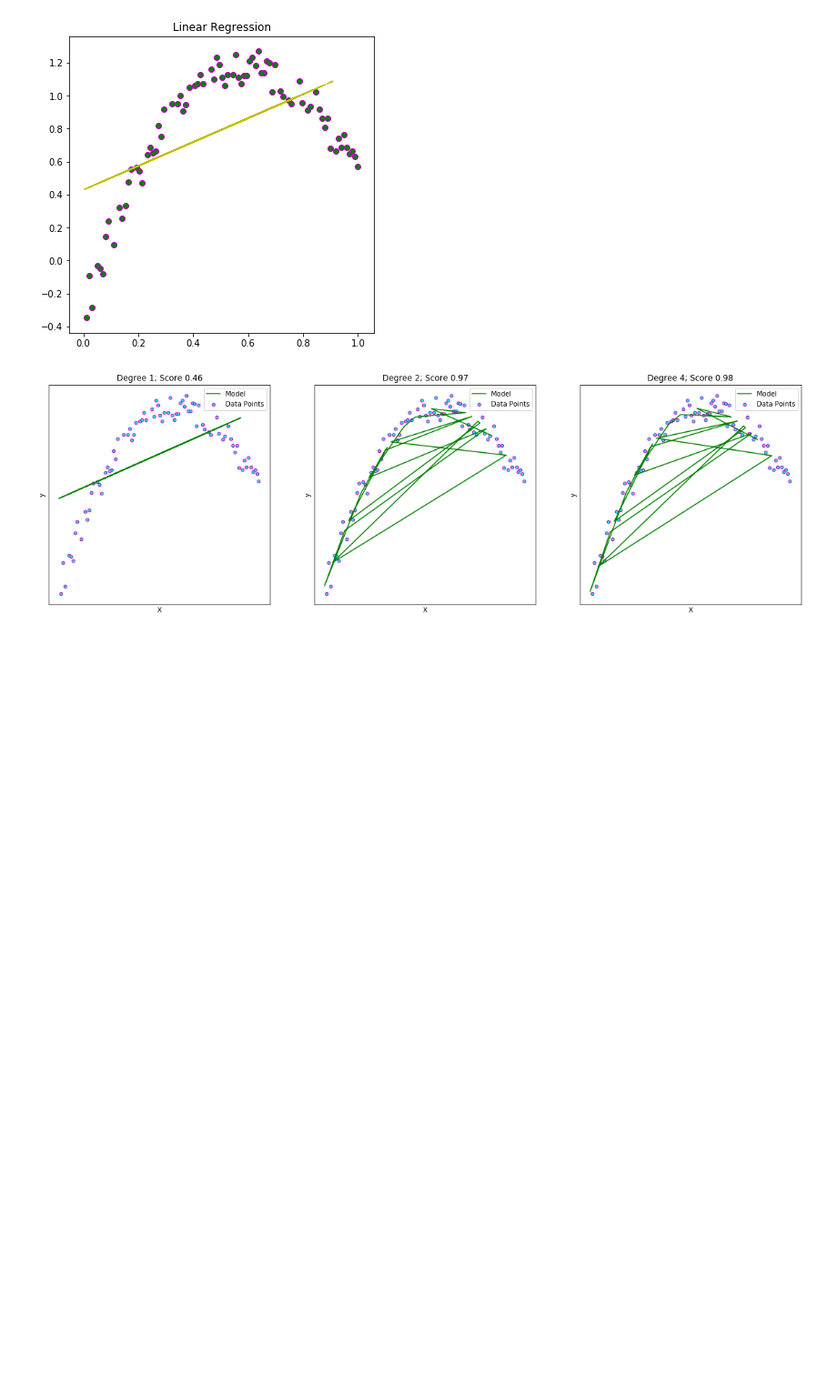
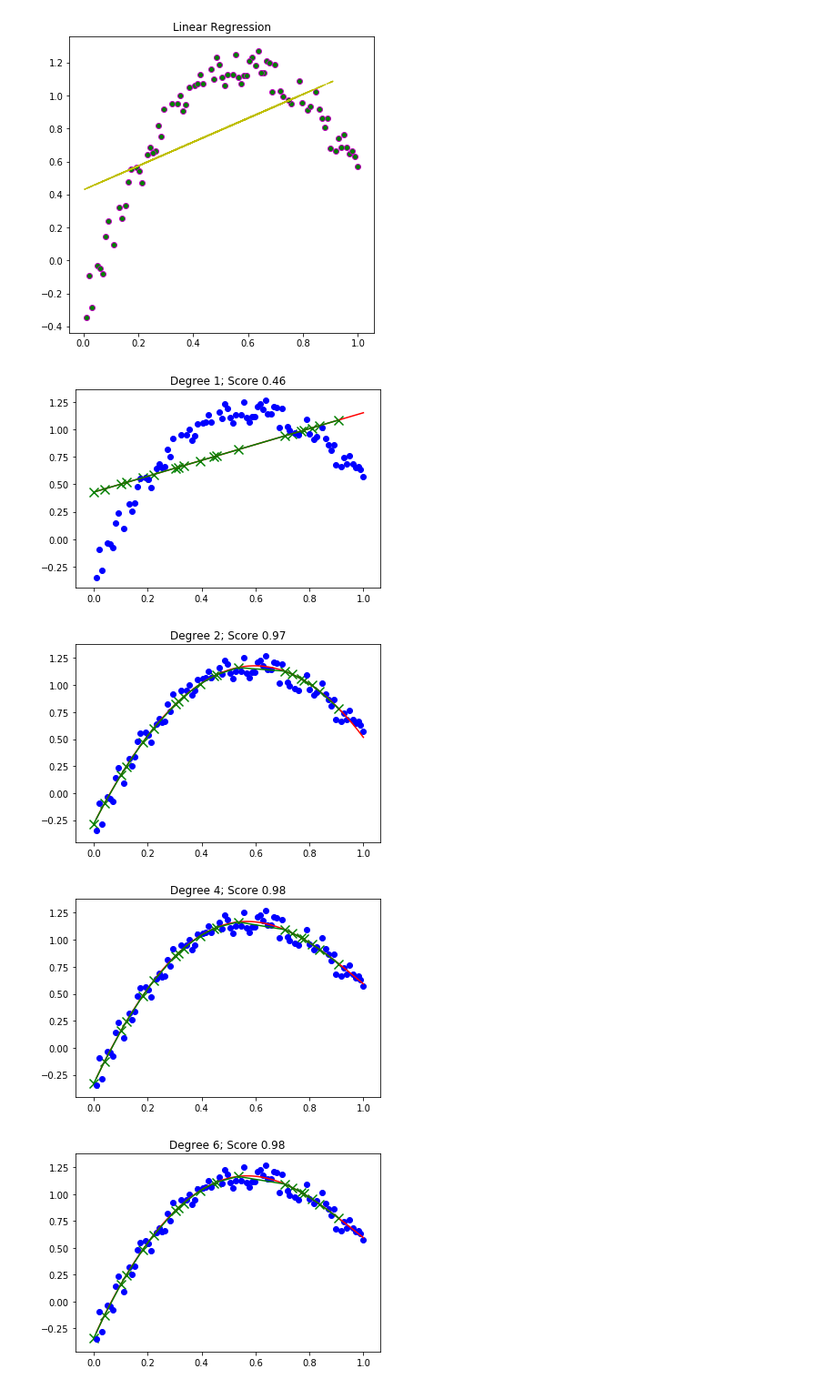
Before and after one commit to vipulpopat/MSCAI_Sem1_Etivity3, a Jupyter notebook: Etivity3_ID18195121_LinearRegression.ipynb, the cells around one changed output. Shown at 91% size. Drawn from its saved outputs; the diff is of its cells as text; code cells hidden in the pictures; blank space fills up the shorter version.

```diff
--- a/Etivity3_ID18195121_LinearRegression.ipynb
+++ b/Etivity3_ID18195121_LinearRegression.ipynb
@@ -194,32 +194,44 @@ R_square score of the model: 0.4645382880058122
 # %%
 from sklearn.preprocessing import PolynomialFeatures
 from sklearn.pipeline import Pipeline
 
-degrees = [1, 2, 4]
+degrees = [1, 2, 4, 6, 8, 10, 20, 30, 40]
 
+# Thanks to Michel Danjou for the way he did the visulalization of various degrees. I did copy a few bits here
+# and there to get the visualizations done
 X_train, X_test, y_train, y_test = train_test_split(X_input, y, test_size=0.2, random_state=42)
+rmse = []
 
-plt.figure(figsize=(20, 6))
 for i in range(len(degrees)):
-    ax = plt.subplot(1, len(degrees), i + 1)
-    plt.setp(ax, xticks=(), yticks=())
-
     polynomial_features = PolynomialFeatures(degree=degrees[i], include_bias=True)
     linear_regression = LinearRegression()
     pipeline = Pipeline([("polynomial_features", polynomial_features),
                          ("linear_regression", linear_regression)])
     pipeline.fit(X_train, y_train)
 
     predictions = pipeline.predict(X_test)
+    pred_train = pipeline.predict(X_train)
     score = pipeline.score(X_test, y_test)
 
-    plt.scatter(X_train, y_train, c='cyan', edgecolors='m', s=20, label="Data Points")
-    plt.plot(X_test, predictions, 'g', label="Model")
+    rmse.append(calc_mean_square_error(y_test, predictions))
 
-    plt.xlabel("X")
-    plt.ylabel("y")
-    plt.legend(loc="best")
+    new_X_train, new_y_train = zip(*sorted(zip(X_train, pred_train))) # sort values for plotting
+    new_X_test, new_y_test = zip(*sorted(zip(X_test, predictions))) # sort values for plotting
+
+    # plot training data
+    plt.plot(new_X_train, new_y_train, c='red')
+
+    # plot testing data (draw a curve, then add X markers for each testing sample)
+    plt.plot(new_X_test, new_y_test, c='green')
+    plt.scatter(new_X_test, new_y_test, marker='x', s=100, c="green")
+
+    # plot original data
+    plt.scatter(X_train, y_train, c='blue')
+
     plt.title("Degree {}; Score {:.2f}".format(degrees[i], score))
-plt.show()
+    plt.show()
 # %% [output]
-[figure, old version]
+[figure, new version]
+[figure, added]
+[figure, added]
+[figure, added]
```
Also changed, not shown: parts of 3 cells of this notebook.
